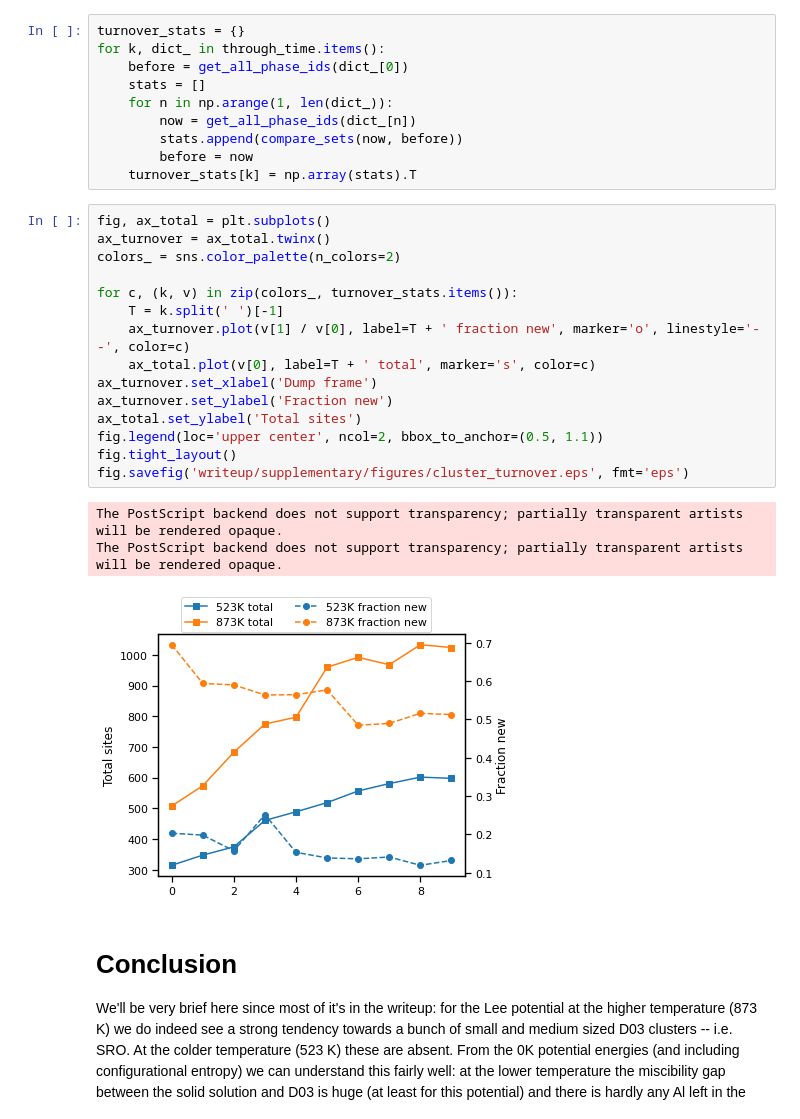
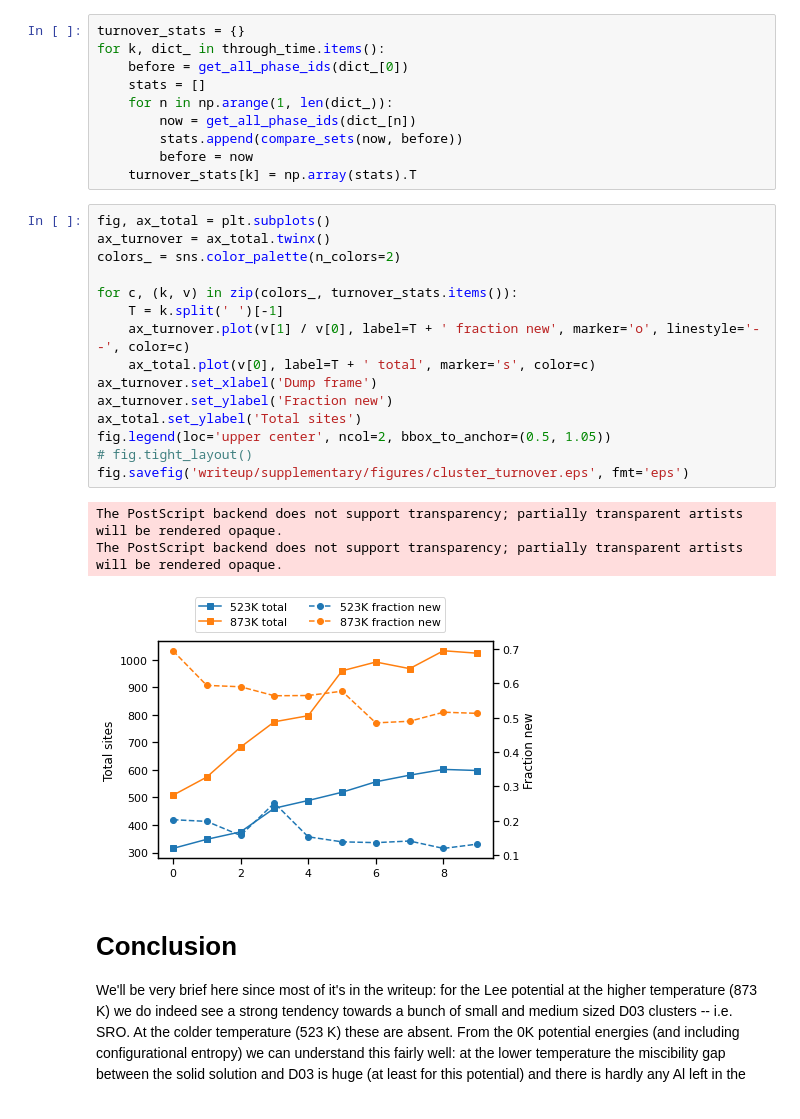
Before and after one commit to liamhuber/FeAl_solution, a Jupyter notebook: project.ipynb, the cells around one changed output. Drawn from its saved outputs; the diff is of its cells as text.

Commit message:
Fit entire figure in box

```diff
--- a/project.ipynb
+++ b/project.ipynb
@@ -772,22 +772,22 @@ for k, dict_ in through_time.items():
 # %%
 fig, ax_total = plt.subplots()
 ax_turnover = ax_total.twinx()
 colors_ = sns.color_palette(n_colors=2)
 
 for c, (k, v) in zip(colors_, turnover_stats.items()):
     T = k.split(' ')[-1]
     ax_turnover.plot(v[1] / v[0], label=T + ' fraction new', marker='o', linestyle='--', color=c)
     ax_total.plot(v[0], label=T + ' total', marker='s', color=c)
 ax_turnover.set_xlabel('Dump frame')
 ax_turnover.set_ylabel('Fraction new')
 ax_total.set_ylabel('Total sites')
-fig.legend(loc='upper center', ncol=2, bbox_to_anchor=(0.5, 1.1))
-fig.tight_layout()
+fig.legend(loc='upper center', ncol=2, bbox_to_anchor=(0.5, 1.05))
+# fig.tight_layout()
 fig.savefig('writeup/supplementary/figures/cluster_turnover.eps', fmt='eps')
 # %% [output]
 The PostScript backend does not support transparency; partially transparent artists will be rendered opaque.
 The PostScript backend does not support transparency; partially transparent artists will be rendered opaque.
-[figure, old version]
+[figure, new version]
 # %% [markdown]
 # Conclusion
 
```
Also changed, not shown: 1 other file.
